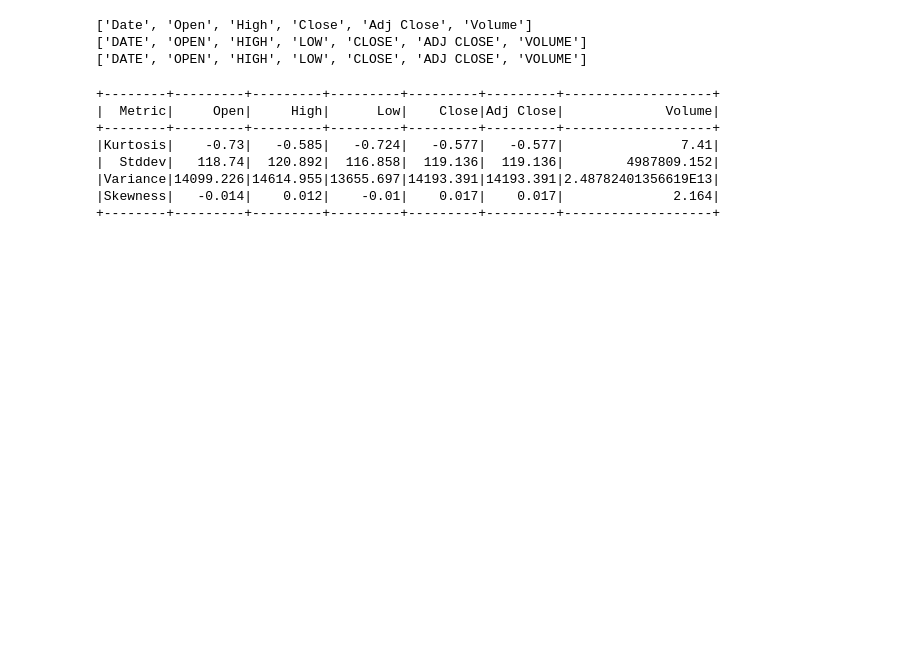
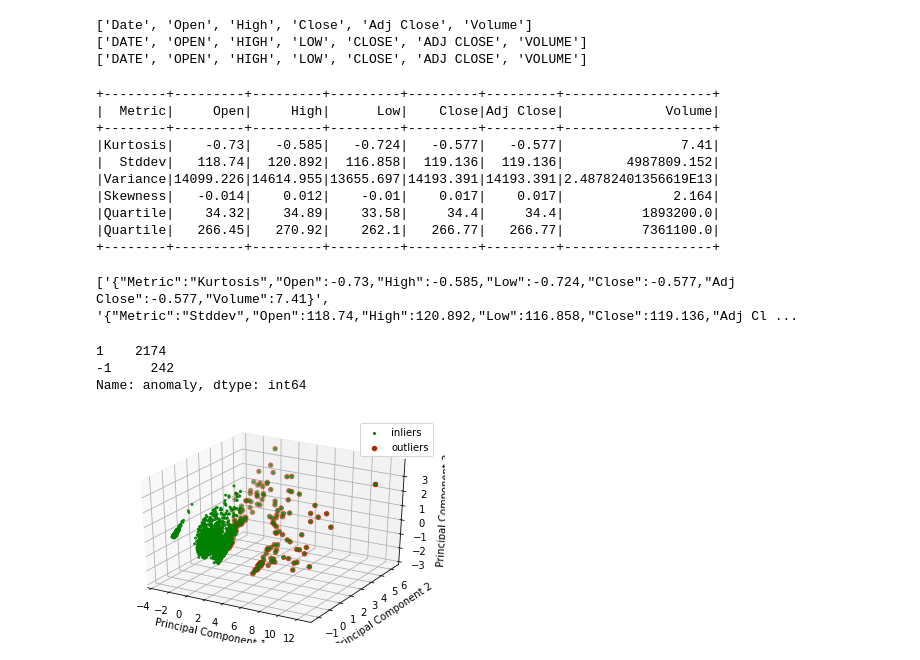
Before and after one commit to AcuityTPM/data-science-pyspark, a Jupyter notebook: ds_notebook.ipynb, the cells around one changed output. Cells and saved outputs as stored; diff of their text form; code cells hidden in the pictures; blank space fills up the shorter version.

Commit message:
functions added and iso forest started

```diff
--- a/ds_notebook.ipynb
+++ b/ds_notebook.ipynb
@@ -104,6 +131,5 @@ stddev_df = stddev_df.select(["Metric"]+numeric_columns)
 # %%
-summary_df = kurtosis_df.union(stddev_df).union(variance_df).union(skewness_df)
-
+summary_df = kurtosis_df.union(stddev_df).union(variance_df).union(skewness_df).union(quartile_df)
 summary_df.show()
 # %% [output]
 +--------+---------+---------+---------+---------+---------+-------------------+
@@ -113,4 +139,14 @@ summary_df.show()
 |  Stddev|   118.74|  120.892|  116.858|  119.136|  119.136|        4987809.152|
 |Variance|14099.226|14614.955|13655.697|14193.391|14193.391|2.48782401356619E13|
 |Skewness|   -0.014|    0.012|    -0.01|    0.017|    0.017|              2.164|
+|Quartile|    34.32|    34.89|    33.58|     34.4|     34.4|          1893200.0|
+|Quartile|   266.45|   270.92|    262.1|   266.77|   266.77|          7361100.0|
 +--------+---------+---------+---------+---------+---------+-------------------+
+# %%
+from pyspark.sql.functions import to_json
+# What does the collect/select method do
+
+summary_json = summary_df.toJSON().collect()
+print(summary_json)
+# %% [output]
+['{"Metric":"Kurtosis","Open":-0.73,"High":-0.585,"Low":-0.724,"Close":-0.577,"Adj Close":-0.577,"Volume":7.41}', '{"Metric":"Stddev","Open":118.74,"High":120.892,"Low":116.858,"Close":119.136,"Adj Cl ...
@@ -116,0 +161,48 @@ summary_df.show()
+# %%
+np.random.seed(42)
+
+df = df[numeric_columns].toPandas()
+
+# Isolation Forest is the classifier
+clf = IsolationForest(n_estimators=100, contamination=.1, max_samples='auto', max_features=1.0, bootstrap=False, n_jobs=-1, random_state=42, verbose=0)
+
+clf.fit(df)
+
+pred = clf.predict(df)
+df['anomaly'] = pred
+outliers = df.loc[df['anomaly'] == -1]
+outlier_index=list(outliers.index)
+
+print(df['anomaly'].value_counts())
+
+pca = PCA(n_components=3) # Reduce to k=3 dimensions
+scaler = StandardScaler()
+
+# Normalize the metrics
+
+X = scaler.fit_transform(df)
+X_reduce = pca.fit_transform(X)
+principalDF = pd.DataFrame(data=X_reduce, columns=['principal component 1', 'principal component 2', 'principal component 3'])
+
+
+fig = plt.figure()
+ax = fig.add_subplot(111, projection='3d')
+ax.set_xlabel("Principal Component 1")
+ax.set_ylabel("Principal Component 2")
+ax.set_zlabel("Principal Component 3")
+
+# Plot the compressed data points
+
+ax.scatter(X_reduce[:, 0], X_reduce[:, 1], zs=X_reduce[:, 2], s=4, lw=1, label="inliers", c="green")
+
+# Plot x's for the ground truth outliers
+
+ax.scatter(X_reduce[outlier_index, 0], X_reduce[outlier_index, 1], X_reduce[outlier_index, 2], lw=1, s=20, edgecolor="red", c="green", label="outliers")
+
+ax.legend()
+plt.show()
+# %% [output]
+1    2174
+-1     242
+Name: anomaly, dtype: int64
+[figure, added]
```
Also changed, not shown: parts of 8 cells of this notebook, 1 other file.
